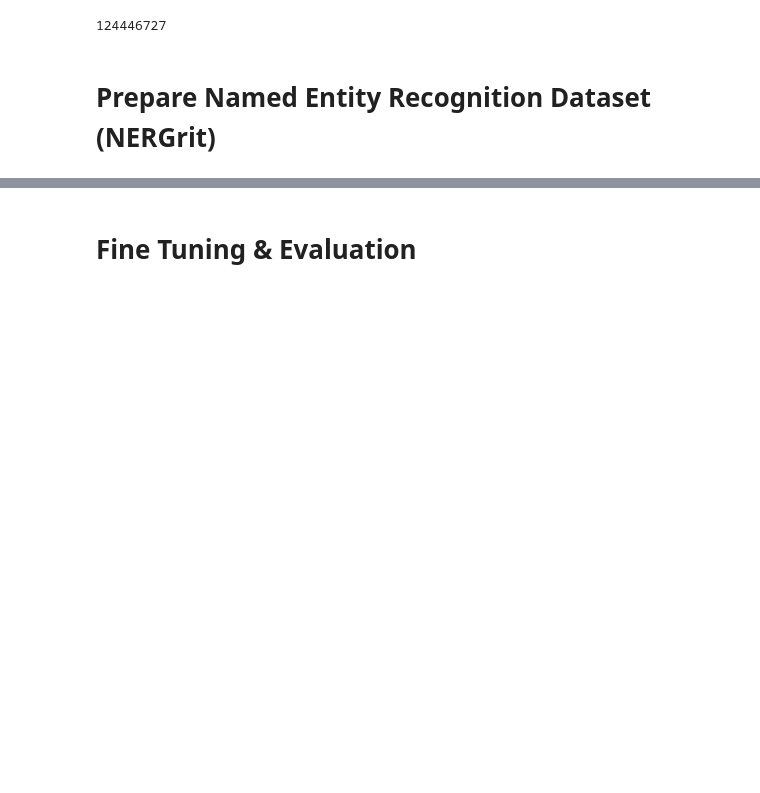
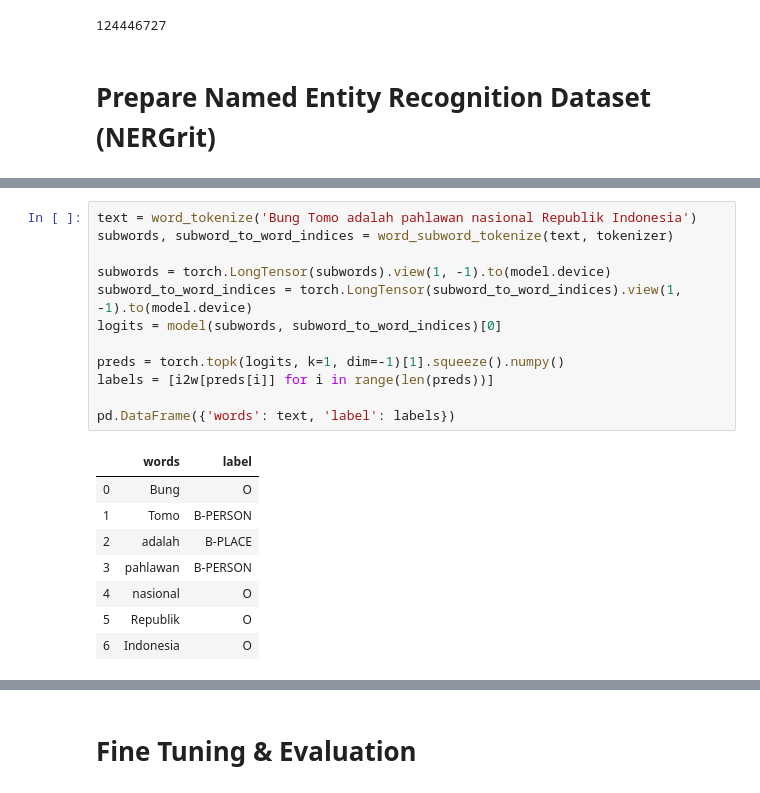
Before and after one commit to IndoNLP/indonlu, a Jupyter notebook: examples/finetune_ner_grit.ipynb, the cells around one changed output, grey strips where cells are left out. Saved outputs shown, nothing was run; the diff lists cells and outputs as text; blank space fills up the shorter version.

```diff
--- a/examples/finetune_ner_grit.ipynb
+++ b/examples/finetune_ner_grit.ipynb
@@ -104,0 +125,21 @@ print(i2w)
+# %%
+text = word_tokenize('Bung Tomo adalah pahlawan nasional Republik Indonesia')
+subwords, subword_to_word_indices = word_subword_tokenize(text, tokenizer)
+
+subwords = torch.LongTensor(subwords).view(1, -1).to(model.device)
+subword_to_word_indices = torch.LongTensor(subword_to_word_indices).view(1, -1).to(model.device)
+logits = model(subwords, subword_to_word_indices)[0]
+
+preds = torch.topk(logits, k=1, dim=-1)[1].squeeze().numpy()
+labels = [i2w[preds[i]] for i in range(len(preds))]
+
+pd.DataFrame({'words': text, 'label': labels})
+# %% [output]
+|  | words | label |
+| 0 | Bung | O |
+| 1 | Tomo | B-PERSON |
+| 2 | adalah | B-PLACE |
+| 3 | pahlawan | B-PERSON |
+| 4 | nasional | O |
+| 5 | Republik | O |
+| 6 | Indonesia | O |
```
Also changed, not shown: parts of 17 cells of this notebook.
